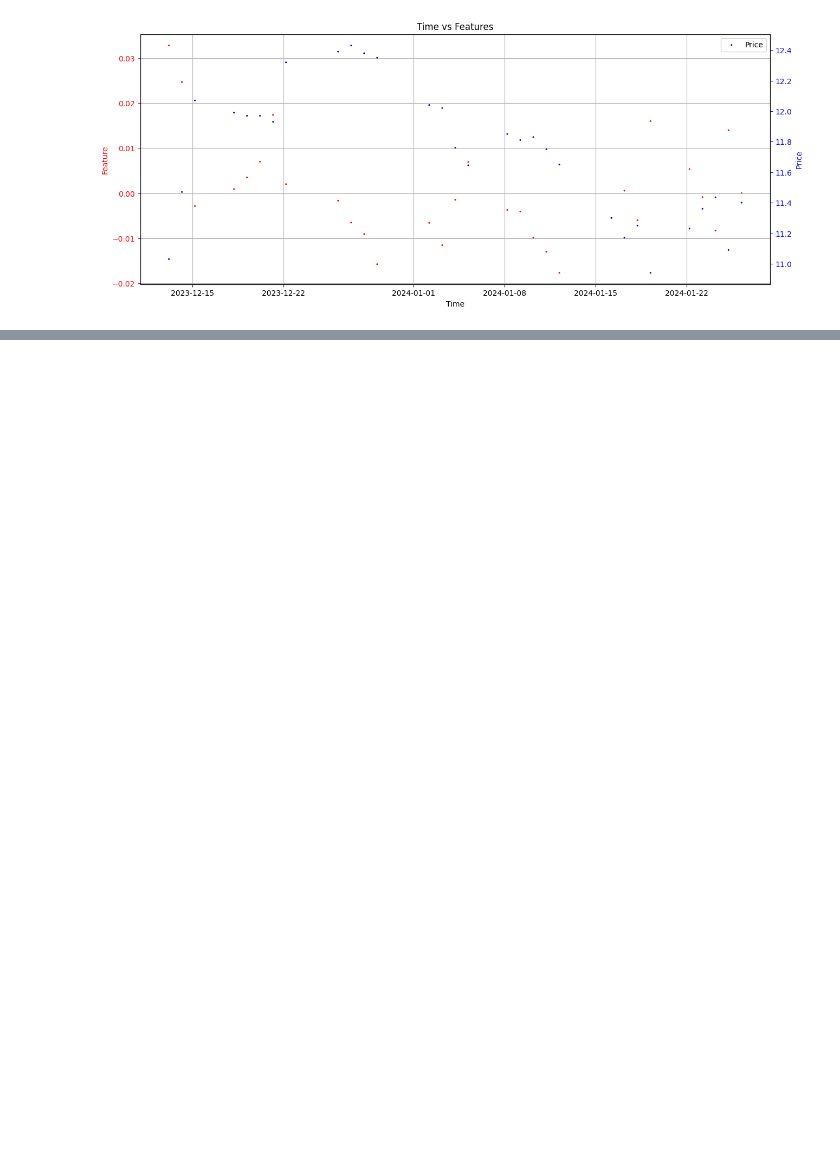
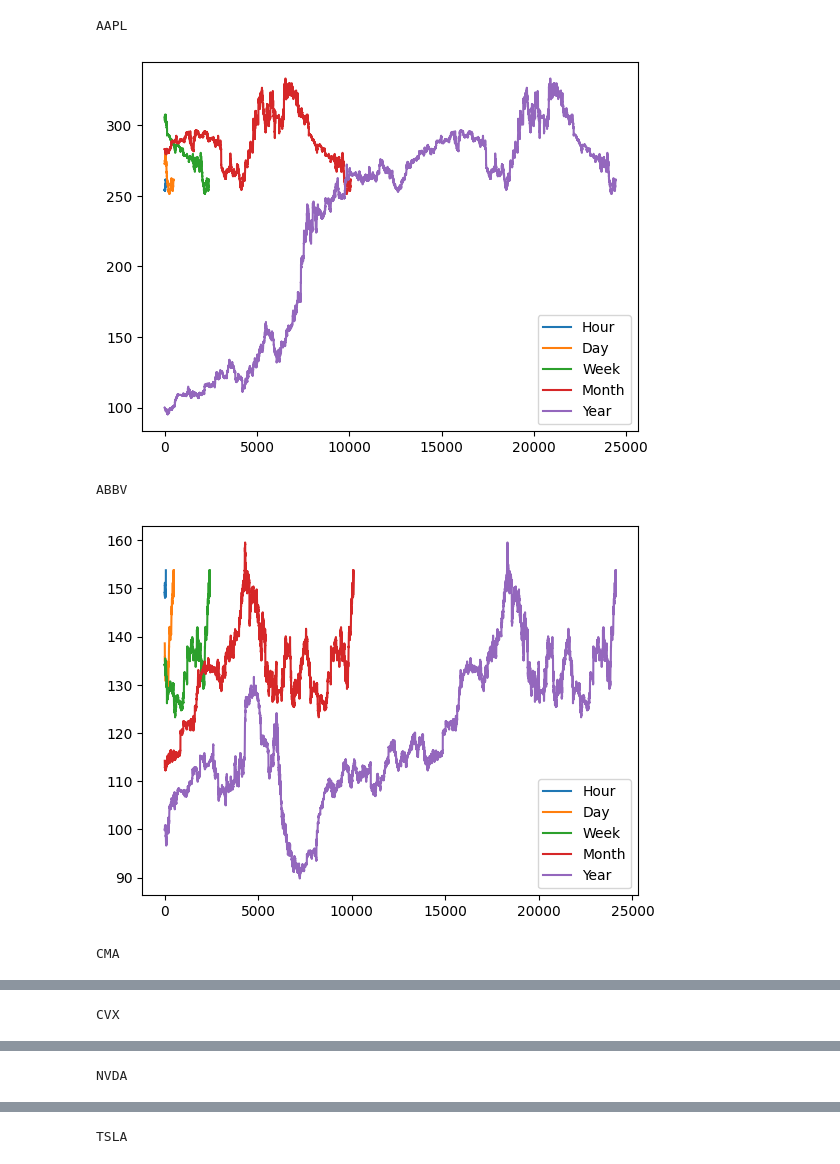
Before and after one commit to dmutascio/enigmaTrainer, a Jupyter notebook: enigmaTrainer.ipynb, the cells around one changed output, grey strips where cells are left out. Drawn from its saved outputs; the diff is of its cells as text; code cells hidden in the pictures; blank space fills up the shorter version.

```diff
--- a/enigmaTrainer.ipynb
+++ b/enigmaTrainer.ipynb
@@ -564,6 +577,7 @@ class Model:
 
     def graph_signals(self):
         plt.figure(figsize=(10,6)) #plotting
+        train_size = len(self.training_data['actual']) * .8
         plt.axvline(x=train_size, c='r', linestyle='--') #size of the training set
 
         plt.plot(self.training_data['actual'], label='Actual Data') #actual plot
@@ -612,2 +644,4 @@ bitcoinModel.graph_prices(price_data = data['F']['bars'], point=.0, zoom=10000,
 # %%
-bitcoinModel.graph_confusion()
+for symbol, model in models.items():
+    print(symbol)
+    model.graph_loss()
@@ -614,2 +661,4 @@ bitcoinModel.graph_confusion()
 # %%
-bitcoinModel.graph_loss()
+for symbol, model in models.items():
+    print(symbol)
+    model.graph_confusion()
@@ -707,2 +802,0 @@ def simulateV2(model, bank, hold_period, price_data):
-# %%
-bank, trades_list, right, wrong = simulateV2(bitcoinModel, 0, 30, data['F']['bars']['open'])
@@ -790,35 +802,0 @@ plt.grid(True)
-# %%
-##### graph feature
-features = data['F']['signals'][-30:]
-features2 = data['F']['bars'][-30:]
-
-x=features.index
-y = features
-y2 = features2['open']
-fig, ax1 = plt.subplots(figsize=(15, 6))
-
-# Plot the first feature on the main axis
-ax1.scatter(x, y, c='r', marker='o', s=5, label='Feature', edgecolors='none')
-ax1.set_xlabel('Time')
-ax1.set_ylabel('Feature', color='r')
-ax1.tick_params('y', colors='r')
-ax1.grid(True)
-
-# Create a secondary y-axis
-ax2 = ax1.twinx()
-
-# Plot the second feature on the secondary y-axis
-ax2.scatter(x, y2, c='b', marker='o', s=5, label='Price', edgecolors='none')
-ax2.set_ylabel('Price', color='b')
-ax2.tick_params('y', colors='b')
-
-# Title for the plot
-plt.title('Time vs Features')
-
-# Show the legend
-plt.legend()
-
-# Display the plot
-plt.show()
-# %% [output]
-[figure, removed]
@@ -826,0 +803,26 @@ data['NVDA']['features']['MACD']
+# %%
+for symbol, model in models.items():
+    bank, bank_list, account, trades_master, right, wrong = simulate(
+        model=model,
+        dynamic=True,
+        bank = 100,
+        hold_period = 30,
+        target = 1,
+        stop_loss = -.01,
+        trade_size = .7,
+        price_data = data[symbol]['bars']['open']
+    )
+    print(symbol)
+    plt.plot(account[-60:], label='Hour')
+    plt.plot(account[-480:], label='Day')
+    plt.plot(account[-2400:], label='Week')
+    plt.plot(account[-10080:], label='Month')
+    plt.plot(account[-120252:], label='Year')
+    plt.legend()
+    plt.show()
+# %% [output]
+AAPL
+[figure, added]
+ABBV
+[figure, added]
+CMA
@@ -826,0 +830 @@ data['NVDA']['features']['MACD']
+CVX
@@ -826,0 +832 @@ data['NVDA']['features']['MACD']
+NVDA
@@ -826,0 +834 @@ data['NVDA']['features']['MACD']
+TSLA
```
Also changed, not shown: parts of 24 cells of this notebook.
